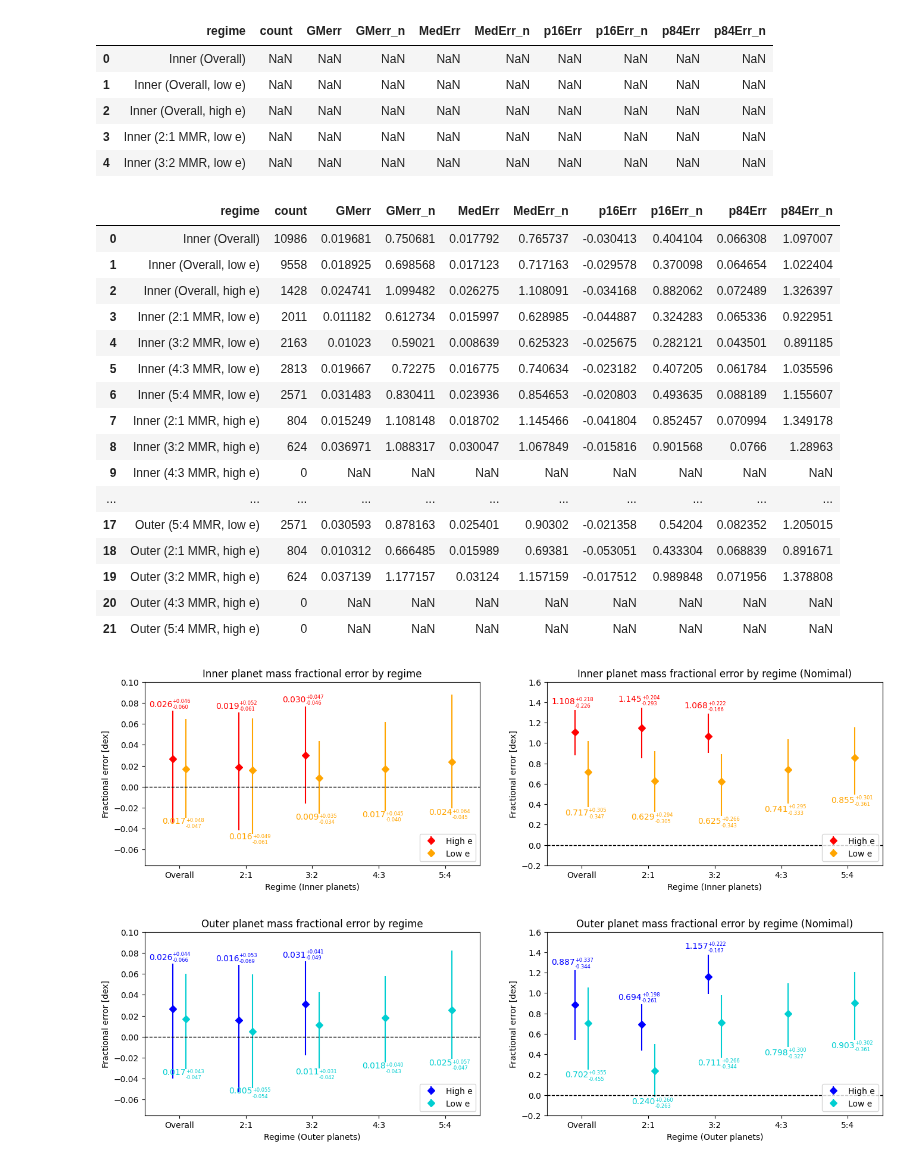
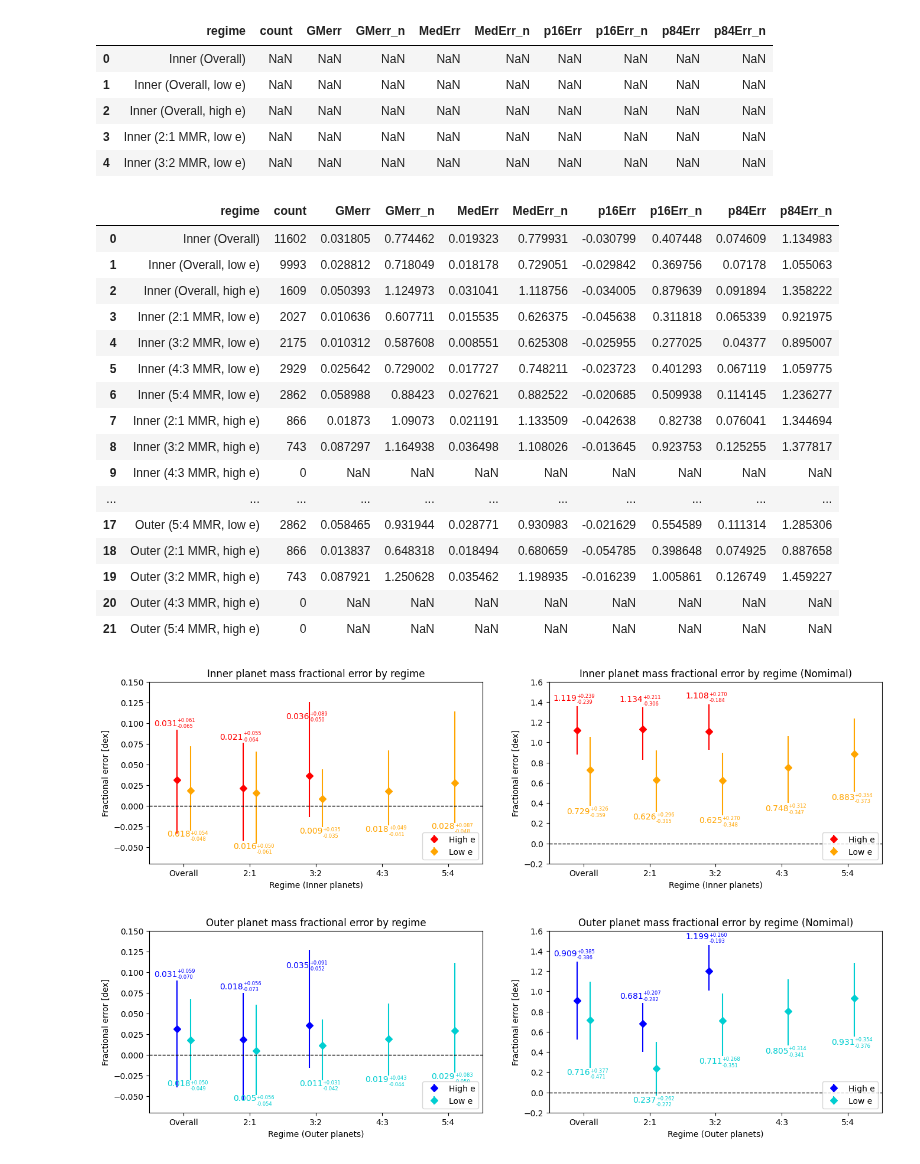
Before and after one commit to chatdanai-s/NATSUME, a Jupyter notebook: validation/1st_order_TTVFast/code_invert.ipynb, the cells around one changed output. Saved outputs shown, nothing was run; the diff lists cells and outputs as text; code cells hidden in the pictures.

```diff
--- a/validation/1st_order_TTVFast/code_invert.ipynb
+++ b/validation/1st_order_TTVFast/code_invert.ipynb
@@ -179,8 +179,8 @@ plt.show()
 # %%
 # Filter by R2
 # Minimum 5% percentile
-p5_1 = np.nanpercentile(fits.R2_1, 5)
-p5_2 = np.nanpercentile(fits.R2_2, 5)
+p5_1 = np.nanpercentile(fits.R2_1, 0)
+p5_2 = np.nanpercentile(fits.R2_2, 0)
 print(f'Filter for R^2 (Inner TTV) and R^2 (Outer TTV): {p5_1:.3f}, {p5_2:.3f}')
 
 R2_filter = (fits.R2_1 > p5_1) & (fits.R2_2 > p5_2)
@@ -659,20 +678,20 @@ for i, r in enumerate(rows):
 metrics
 # %% [output]
 |  | regime | count | GMerr | GMerr_n | MedErr | MedErr_n | p16Err | p16Err_n | p84Err | p84Err_n |
-| 0 | Inner (Overall) | 10986 | 0.019681 | 0.750681 | 0.017792 | 0.765737 | -0.030413 | 0.404104 | 0.066308 | 1.097007 |
-| 1 | Inner (Overall, low e) | 9558 | 0.018925 | 0.698568 | 0.017123 | 0.717163 | -0.029578 | 0.370098 | 0.064654 | 1.022404 |
-| 2 | Inner (Overall, high e) | 1428 | 0.024741 | 1.099482 | 0.026275 | 1.108091 | -0.034168 | 0.882062 | 0.072489 | 1.326397 |
-| 3 | Inner (2:1 MMR, low e) | 2011 | 0.011182 | 0.612734 | 0.015997 | 0.628985 | -0.044887 | 0.324283 | 0.065336 | 0.922951 |
-| 4 | Inner (3:2 MMR, low e) | 2163 | 0.01023 | 0.59021 | 0.008639 | 0.625323 | -0.025675 | 0.282121 | 0.043501 | 0.891185 |
-| 5 | Inner (4:3 MMR, low e) | 2813 | 0.019667 | 0.72275 | 0.016775 | 0.740634 | -0.023182 | 0.407205 | 0.061784 | 1.035596 |
-| 6 | Inner (5:4 MMR, low e) | 2571 | 0.031483 | 0.830411 | 0.023936 | 0.854653 | -0.020803 | 0.493635 | 0.088189 | 1.155607 |
-| 7 | Inner (2:1 MMR, high e) | 804 | 0.015249 | 1.108148 | 0.018702 | 1.145466 | -0.041804 | 0.852457 | 0.070994 | 1.349178 |
-| 8 | Inner (3:2 MMR, high e) | 624 | 0.036971 | 1.088317 | 0.030047 | 1.067849 | -0.015816 | 0.901568 | 0.0766 | 1.28963 |
+| 0 | Inner (Overall) | 11602 | 0.031805 | 0.774462 | 0.019323 | 0.779931 | -0.030799 | 0.407448 | 0.074609 | 1.134983 |
+| 1 | Inner (Overall, low e) | 9993 | 0.028812 | 0.718049 | 0.018178 | 0.729051 | -0.029842 | 0.369756 | 0.07178 | 1.055063 |
+| 2 | Inner (Overall, high e) | 1609 | 0.050393 | 1.124973 | 0.031041 | 1.118756 | -0.034005 | 0.879639 | 0.091894 | 1.358222 |
+| 3 | Inner (2:1 MMR, low e) | 2027 | 0.010636 | 0.607711 | 0.015535 | 0.626375 | -0.045638 | 0.311818 | 0.065339 | 0.921975 |
+| 4 | Inner (3:2 MMR, low e) | 2175 | 0.010312 | 0.587608 | 0.008551 | 0.625308 | -0.025955 | 0.277025 | 0.04377 | 0.895007 |
+| 5 | Inner (4:3 MMR, low e) | 2929 | 0.025642 | 0.729002 | 0.017727 | 0.748211 | -0.023723 | 0.401293 | 0.067119 | 1.059775 |
+| 6 | Inner (5:4 MMR, low e) | 2862 | 0.058988 | 0.88423 | 0.027621 | 0.882522 | -0.020685 | 0.509938 | 0.114145 | 1.236277 |
+| 7 | Inner (2:1 MMR, high e) | 866 | 0.01873 | 1.09073 | 0.021191 | 1.133509 | -0.042638 | 0.82738 | 0.076041 | 1.344694 |
+| 8 | Inner (3:2 MMR, high e) | 743 | 0.087297 | 1.164938 | 0.036498 | 1.108026 | -0.013645 | 0.923753 | 0.125255 | 1.377817 |
 | 9 | Inner (4:3 MMR, high e) | 0 | NaN | NaN | NaN | NaN | NaN | NaN | NaN | NaN |
 | ... | ... | ... | ... | ... | ... | ... | ... | ... | ... | ... |
-| 17 | Outer (5:4 MMR, low e) | 2571 | 0.030593 | 0.878163 | 0.025401 | 0.90302 | -0.021358 | 0.54204 | 0.082352 | 1.205015 |
-| 18 | Outer (2:1 MMR, high e) | 804 | 0.010312 | 0.666485 | 0.015989 | 0.69381 | -0.053051 | 0.433304 | 0.068839 | 0.891671 |
-| 19 | Outer (3:2 MMR, high e) | 624 | 0.037139 | 1.177157 | 0.03124 | 1.157159 | -0.017512 | 0.989848 | 0.071956 | 1.378808 |
+| 17 | Outer (5:4 MMR, low e) | 2862 | 0.058465 | 0.931944 | 0.028771 | 0.930983 | -0.021629 | 0.554589 | 0.111314 | 1.285306 |
+| 18 | Outer (2:1 MMR, high e) | 866 | 0.013837 | 0.648318 | 0.018494 | 0.680659 | -0.054785 | 0.398648 | 0.074925 | 0.887658 |
+| 19 | Outer (3:2 MMR, high e) | 743 | 0.087921 | 1.250628 | 0.035462 | 1.198935 | -0.016239 | 1.005861 | 0.126749 | 1.459227 |
 | 20 | Outer (4:3 MMR, high e) | 0 | NaN | NaN | NaN | NaN | NaN | NaN | NaN | NaN |
 | 21 | Outer (5:4 MMR, high e) | 0 | NaN | NaN | NaN | NaN | NaN | NaN | NaN | NaN |
 # %%
@@ -731,7 +750,7 @@ def metricPlots(df, innerOuterStr):
     ax[0].errorbar(x=xpos_lowe, y=df_lowe.MedErr, yerr=yerr_lowe,
                    fmt='D', linestyle='none', color=color_lowe, zorder=0, label='Low e')
     ax[0].set_title(f'{innerOuterStr} planet mass fractional error by regime')
-    ax[0].set_ylim(-0.075, 0.1)
+    ax[0].set_ylim(-0.07, 0.15)
     ax[0].legend(loc='lower right')
 
     ax[1].errorbar(x=xpos_highe, y=df_highe.MedErr_n, yerr=yerrn_highe,
@@ -752,7 +771,7 @@ def metricPlots(df, innerOuterStr):
             lower = df_['MedErr'].iloc[i] - df_['p16Err'].iloc[i]
             # Limit text
             if color == color_highe:
-                ypos = max(df_['p84Err'].iloc[i], 0.02)
+                ypos = np.nan_to_num(np.clip(df_['p84Err'].iloc[i], 0.02, 0.1), nan=np.nan)
                 scale1, scale2 = 1.03, 1.01
                 va = 'bottom'
             elif color == color_lowe:
@@ -760,8 +779,7 @@ def metricPlots(df, innerOuterStr):
                 scale1, scale2 = 0.97, 0.99
                 va = 'top'
 
-            # Put text in
-            if ypos is not np.nan:
+            if not np.isnan(ypos):
                 ax[0].text(  # Median report
                     xpos,
                     ypos * scale1,
@@ -790,32 +808,32 @@ def metricPlots(df, innerOuterStr):
                     ypos * scale1,
                     f'{df_.MedErr_n.iloc[i]:.3f}',
                     fontsize=s1, color=color,
                     ha='right', va=va
                 )
                 ax[1].text(
                     xpos,
                     ypos * scale2,
                     f'+{upper_n:.3f}\n-{lower_n:.3f}',
                     fontsize=s2, color=color,
                     ha='left', va=va
                 )
 
         showText(df_highe, color_highe, text_x_high)
         showText(df_lowe, color_lowe, text_x_low)
 
     # Rest of the common plot elements
     for a in ax:
         a.axhline(0, color='black', linestyle='--', linewidth=1)
         a.set_ylabel(f'Fractional error [dex]')
         a.set_xlabel(f'Regime ({innerOuterStr} planets)')
         a.set_xticks(x)
         a.set_xticklabels(regimenames)
         a.margins(x=0.1)
 
     plt.show()
 
 metricPlots(inner, 'Inner')
 metricPlots(outer, 'Outer')
 # %% [output]
-[figure, old version]
+[figure, new version]
-[figure, old version]
+[figure, new version]
```
Also changed, not shown: parts of 7 cells of this notebook, 3 other files.
